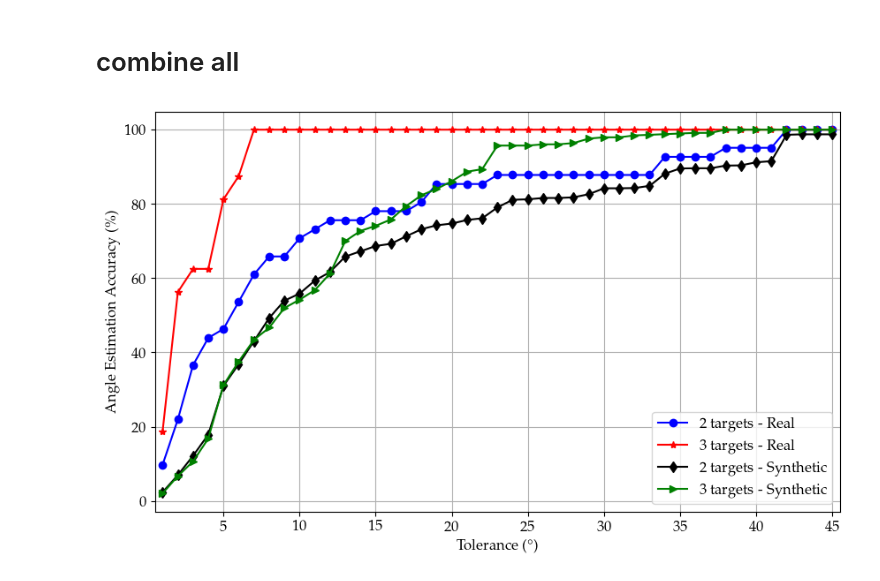
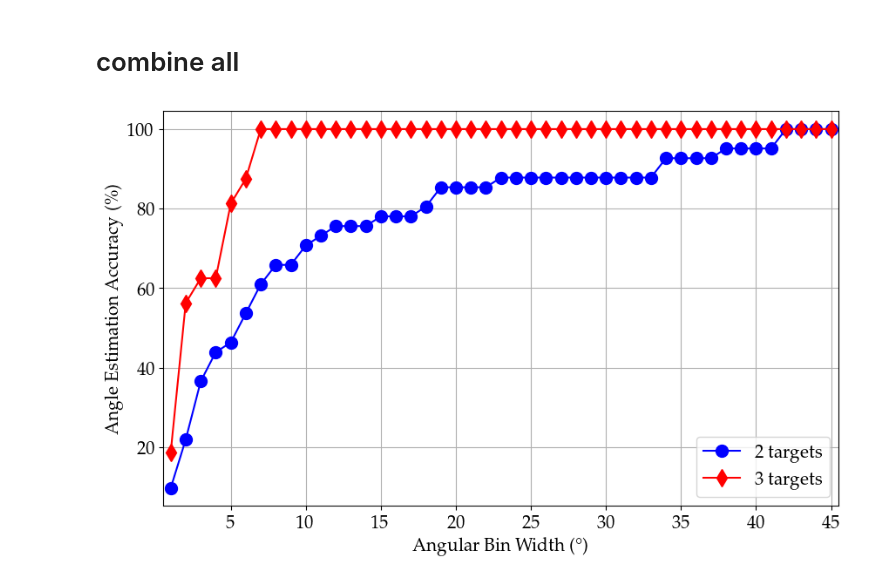
Before and after one commit to ekurtgl/Angular_Projection, a Jupyter notebook: Python/Angle_est_analysis.ipynb, the cells around one changed output. Drawn from its saved outputs; the diff is of its cells as text; code cells hidden in the pictures.

```diff
--- a/Python/Angle_est_analysis.ipynb
+++ b/Python/Angle_est_analysis.ipynb
@@ -14,7 +14,7 @@ channels = 3
 # %% [markdown]
 # estimated multi-target case
 # %%
-path = '../data/est_projected_microDoppler/*_proj*.png'
+path = '/mnt/HDD04/Projection_data/OUTPUTS/Cascade_AWR2243/est_projected_microDoppler/*_proj*.png'
 files1 = glob.glob(path)
 print(len(files1), 'files')
 ang_tol = range(1,46)
@@ -82,7 +82,7 @@ Text(0, 0.5, 'Accuracy')
 # %% [markdown]
 # estimated synt case
 # %%
-path = '../data/est_*/*_proj*.png'
+path = '/mnt/HDD04/Projection_data/OUTPUTS/Cascade_AWR2243/est_*/*_proj*.png'
 files2 = glob.glob(path)
 files2 = [f for f in files2 if 'est_projected' not in f]
 print(len(files2), 'files')
@@ -141,7 +141,7 @@ Text(0, 0.5, 'Angle Estimation Accuracy (%)')
 # %% [markdown]
 # real two target case
 # %%
-path = '../data/est_projected_microDoppler/*_proj*.png'
+path = '/mnt/HDD04/Projection_data/OUTPUTS/Cascade_AWR2243/est_projected_microDoppler/*_proj*.png'
 files1 = glob.glob(path)
 print(len(files1), 'files')
 ang_tol = range(1,46)
@@ -211,7 +211,7 @@ Text(0, 0.5, 'Accuracy')
 # %% [markdown]
 # real three target case
 # %%
-path = '../data/est_projected_microDoppler/*_proj*.png'
+path = '/mnt/HDD04/Projection_data/OUTPUTS/Cascade_AWR2243/est_projected_microDoppler/*_proj*.png'
 files1 = glob.glob(path)
 print(len(files1), 'files')
 ang_tol = range(1,46)
@@ -383,25 +383,27 @@ Text(0, 0.5, 'Accuracy')
 # %%
 plt.rcParams.update({
     "text.usetex": True,
     "font.family": "serif",
     "font.sans-serif": ["Palatino"]}) # Computer Modern, Palatino, Lucida Grande
 
-fontsize = 12
+fontsize = 15
 
 fig = plt.figure(figsize=(10, 6), dpi=100)
-p1, = plt.plot(ang_tol, acc3, 'bo-')
-p2, = plt.plot(ang_tol, acc4, 'r*-')
-p3, = plt.plot(ang_tol, acc5, 'kd-')
-p4, = plt.plot(ang_tol, acc6, 'g>-')
+p1, = plt.plot(ang_tol, acc3, 'bo-', markersize=10)
+p2, = plt.plot(ang_tol, acc4, 'rd-', markersize=10)
+# p3, = plt.plot(ang_tol, acc5, 'kd-')
+# p4, = plt.plot(ang_tol, acc6, 'g>-')
 
 plt.grid(which='both')
 plt.xticks(fontsize = fontsize)
 plt.yticks(fontsize = fontsize)
 plt.xlim([0.5, 45.5])
-plt.xlabel(u'Tolerance (\N{DEGREE SIGN})', fontsize = fontsize)
+plt.xlabel(u'Angular Bin Width (\N{DEGREE SIGN})', fontsize = fontsize)
 plt.ylabel('Angle Estimation Accuracy (\%)', fontsize = fontsize)
-plt.legend([p1, p2, p3, p4], ['2 targets - Real', '3 targets - Real', '2 targets - Synthetic', '3 targets - Synthetic'],
+# plt.legend([p1, p2, p3, p4], ['2 targets - Real', '3 targets - Real', '2 targets - Synthetic', '3 targets - Synthetic'],
+#           fontsize = fontsize)
+plt.legend([p1, p2, p3, p4], ['2 targets', '3 targets'],
           fontsize = fontsize)
-plt.savefig(r'..\results\ang_est_results.pdf', bbox_inches='tight')
+plt.savefig(r'results/ang_est_results2.pdf', bbox_inches='tight')
 # %% [output]
-[figure, old version]
+[figure, new version]
```
Also changed, not shown: parts of 2 cells of this notebook, 13 other files.
